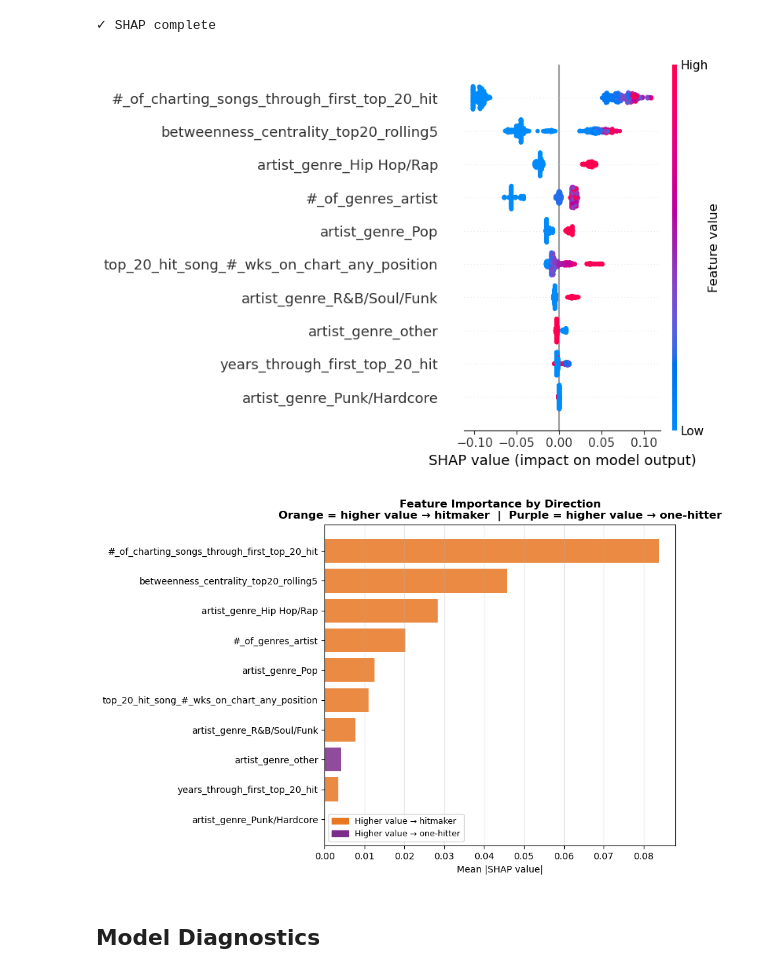
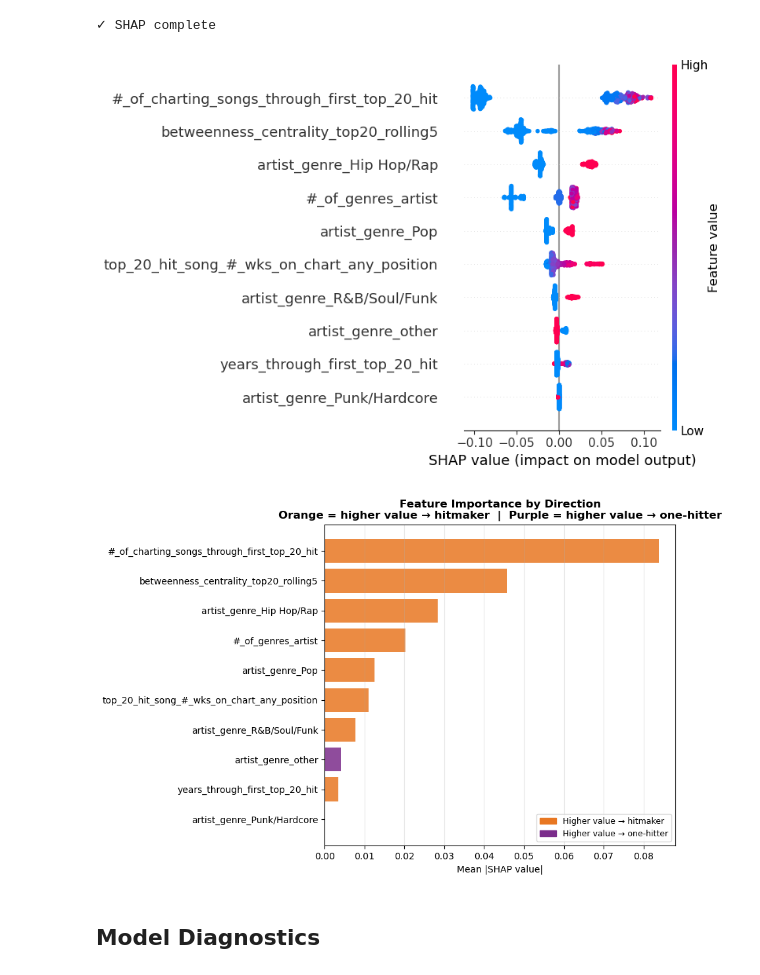
Before and after one commit to Erdos-Projects/spring-2026-hitmakers, a Jupyter notebook: Preliminary Study/ml_sandbox/Final_Model_RandomForest_Simplified.ipynb, the cells around one changed output. Drawn from its saved outputs; the diff is of its cells as text; code cells hidden in the pictures.

```diff
--- a/Preliminary Study/ml_sandbox/Final_Model_RandomForest_Simplified.ipynb
+++ b/Preliminary Study/ml_sandbox/Final_Model_RandomForest_Simplified.ipynb
@@ -684,33 +694,35 @@ artist_genre_Punk/Hardcore                0.00015    0.00001
 # %%
 # Beeswarm
 shap.summary_plot(shap_values, X_train_final, plot_type='dot', show=True)
 
 # Direction via correlation between feature value and SHAP value
 shap_abs = pd.Series(np.abs(shap_values).mean(axis=0), index=X_train_final.columns).sort_values()
 
 correlations = pd.Series({
     feat: np.corrcoef(X_train_final[feat], shap_values[:, i])[0, 1]
     for i, feat in enumerate(X_train_final.columns)
 })
 
 colors = ['#E87722' if correlations[f] > 0 else '#7B2D8B' for f in shap_abs.index]
 
 fig, ax = plt.subplots(figsize=(9, 0.45 * len(shap_abs) + 1.5))
 ax.barh(shap_abs.index, shap_abs.values, color=colors, alpha=0.85)
 ax.set_xlabel('Mean |SHAP value|')
 ax.set_title('Feature Importance by Direction\n'
              'Orange = higher value → hitmaker  |  Purple = higher value → one-hitter',
              fontweight='bold')
 ax.grid(axis='x', alpha=0.3)
 
 from matplotlib.patches import Patch
 ax.legend(handles=[Patch(color='#E87722', label='Higher value → hitmaker'),
-                   Patch(color='#7B2D8B', label='Higher value → one-hitter')], fontsize=9)
+                   Patch(color='#7B2D8B', label='Higher value → one-hitter')],
+          fontsize=9, loc='lower right')
+
 plt.tight_layout()
 plt.show()
 # %% [output]
-[figure, old version]
+[figure, new version]
-[figure, old version]
+[figure, new version]
 # %% [markdown]
 ## Model Diagnostics
 # %%
```
Also changed, not shown: parts of 1 cell of this notebook, 10 other files.
